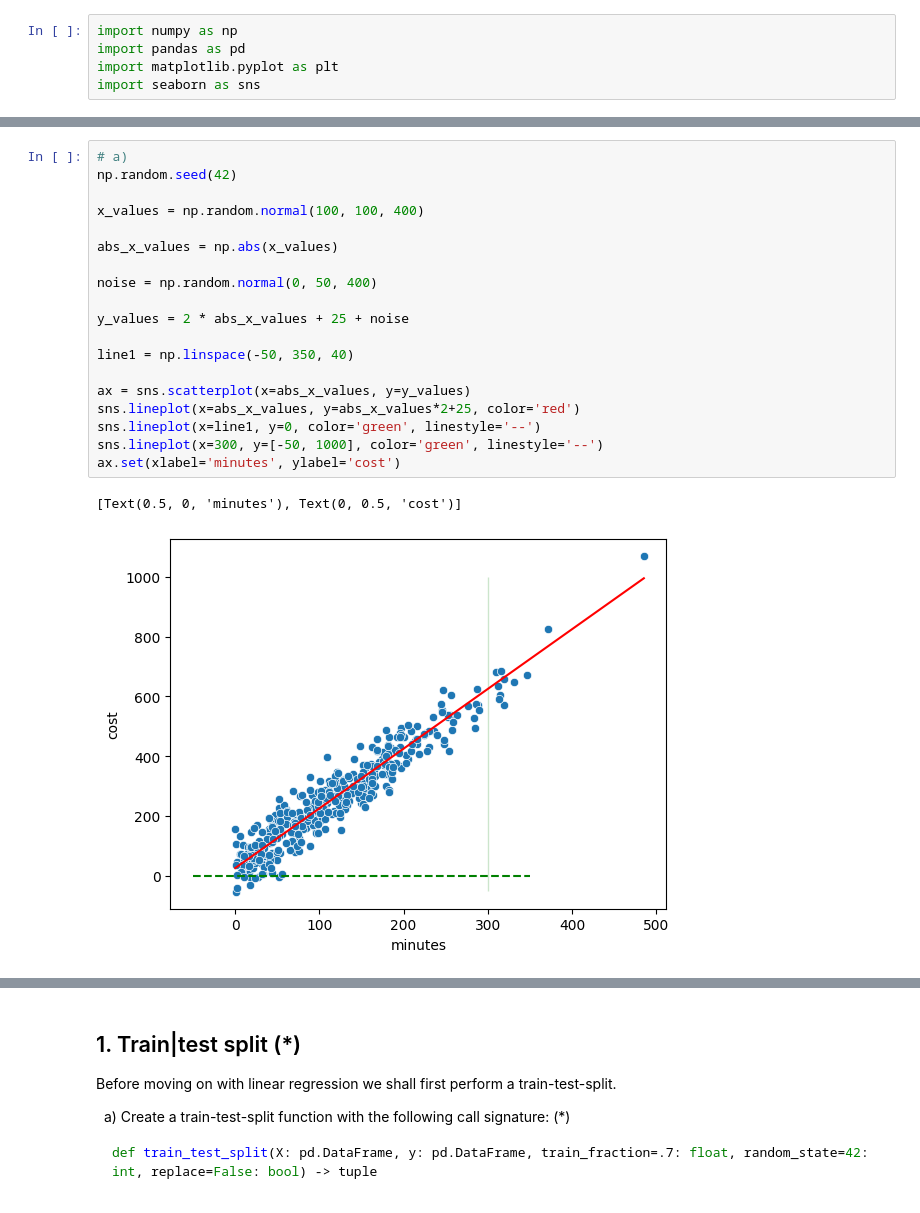
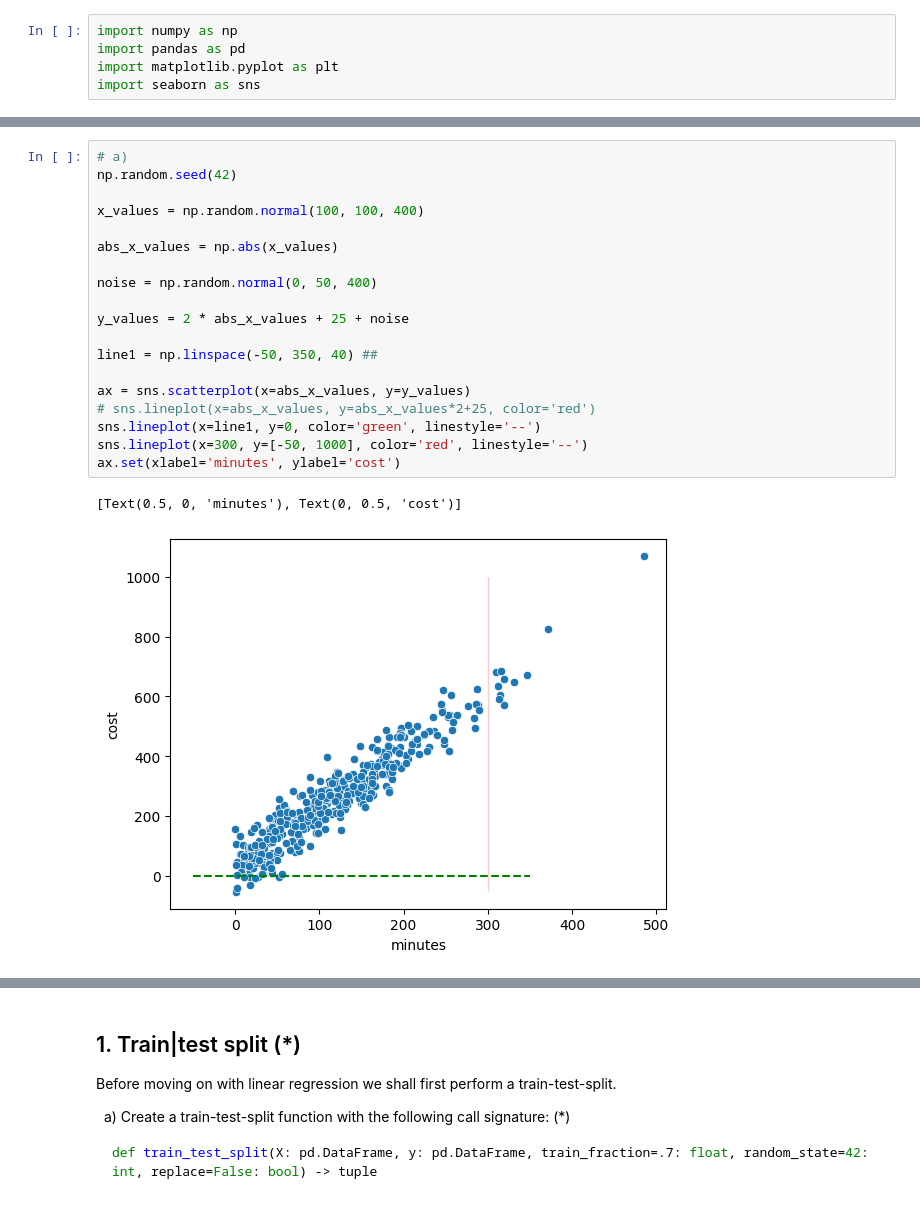
Before and after one commit to nabil0n/MachineLearning-Isak-Andersson, a Jupyter notebook: Exercises/E00_linear_regression.ipynb, the cells around one changed output, grey strips where cells are left out. Saved outputs shown, nothing was run; the diff lists cells and outputs as text.

```diff
--- a/Exercises/E00_linear_regression.ipynb
+++ b/Exercises/E00_linear_regression.ipynb
@@ -84,25 +84,25 @@ df.head()
 # %%
 # a)
 np.random.seed(42)
 
 x_values = np.random.normal(100, 100, 400)
 
 abs_x_values = np.abs(x_values)
 
 noise = np.random.normal(0, 50, 400)
 
 y_values = 2 * abs_x_values + 25 + noise
 
-line1 = np.linspace(-50, 350, 40)
+line1 = np.linspace(-50, 350, 40) ##
 
 ax = sns.scatterplot(x=abs_x_values, y=y_values)
-sns.lineplot(x=abs_x_values, y=abs_x_values*2+25, color='red')
+# sns.lineplot(x=abs_x_values, y=abs_x_values*2+25, color='red')
 sns.lineplot(x=line1, y=0, color='green', linestyle='--')
-sns.lineplot(x=300, y=[-50, 1000], color='green', linestyle='--')
+sns.lineplot(x=300, y=[-50, 1000], color='red', linestyle='--')
 ax.set(xlabel='minutes', ylabel='cost')
 # %% [output]
 [Text(0.5, 0, 'minutes'), Text(0, 0.5, 'cost')]
-[figure, old version]
+[figure, new version]
 # %%
 # b)
 df = pd.DataFrame({'minutes': abs_x_values, 'cost': y_values})
```
Also changed, not shown: parts of 6 cells of this notebook, 3 other files.
